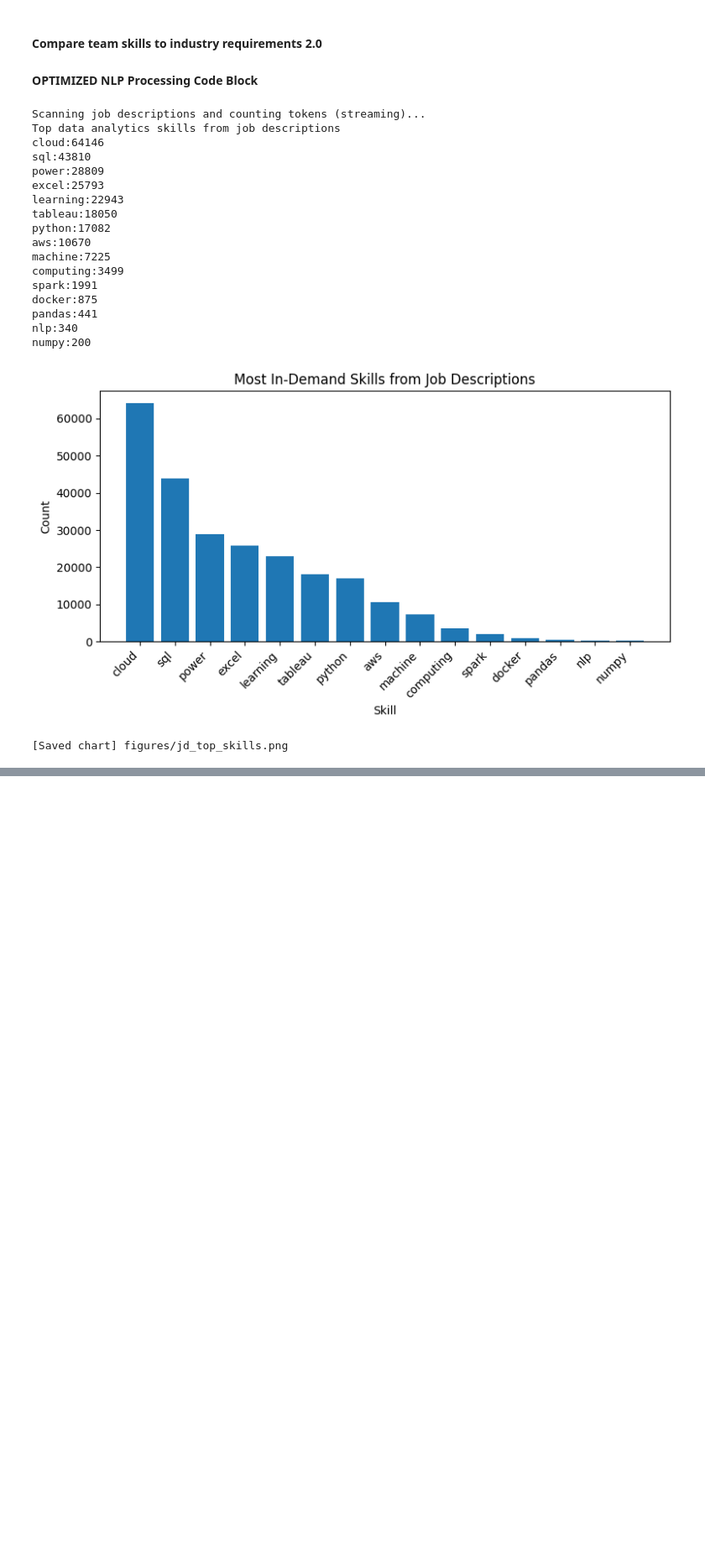
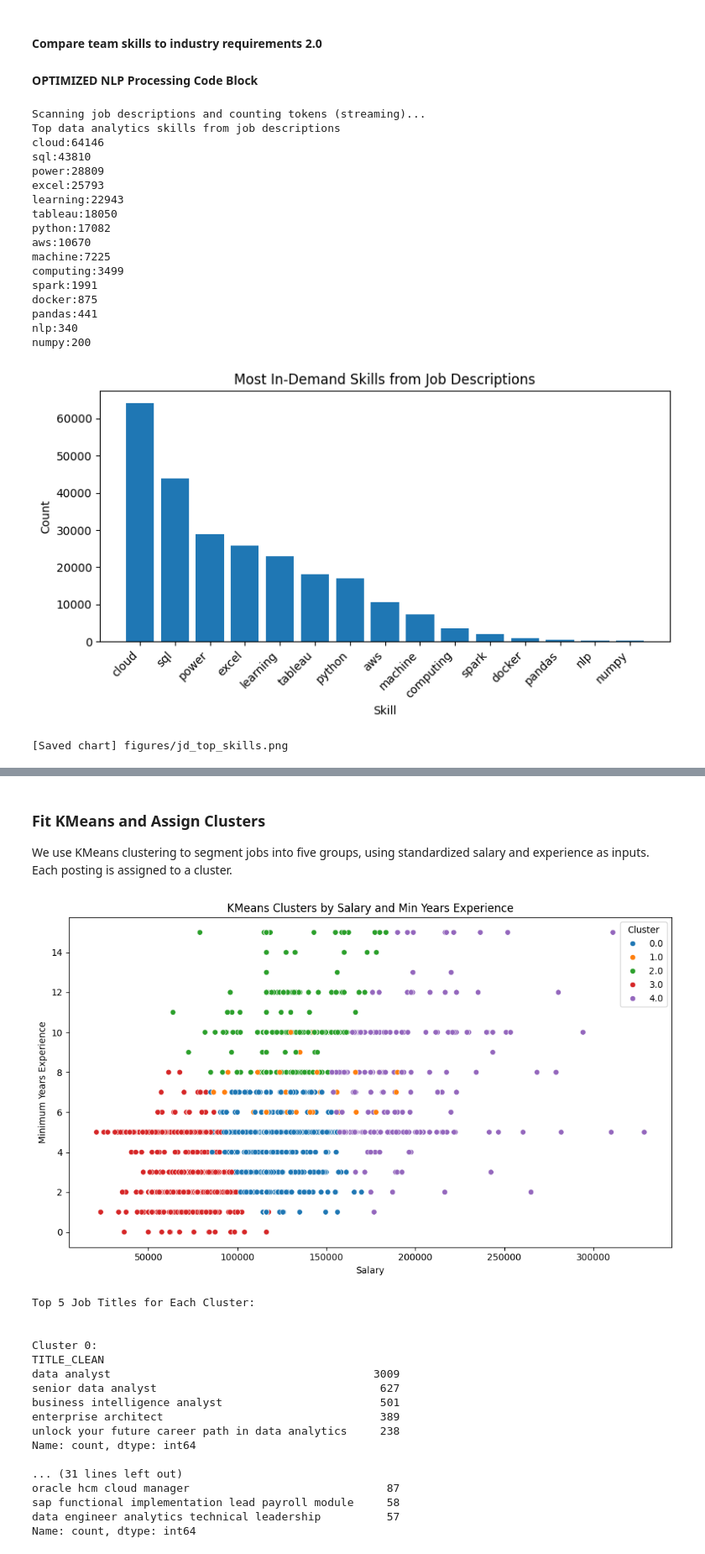
Before and after one commit to leoliu36/ad688-employability-sp25A1-group7, a Jupyter notebook: data_analysis.ipynb, the cells around one changed output, grey strips where cells are left out. Shown at 84% size. Drawn from its saved outputs; the diff is of its cells as text; code cells hidden in the pictures; blank space fills up the shorter version.

Commit message:
Update KMeans & regression analysis for Module 4

```diff
--- a/data_analysis.ipynb
+++ b/data_analysis.ipynb
@@ -559,0 +566,74 @@ Job postings show high demand for Cloud, SQL, Python, ML, and AWS. Our team is s
+# %%
+from sklearn.preprocessing import StandardScaler
+
+# Select features for clustering
+cluster_features = ['SALARY', 'MIN_YEARS_EXPERIENCE', 'MAX_YEARS_EXPERIENCE']
+X = df[cluster_features].dropna()
+
+# Standardize features
+scaler = StandardScaler()
+X_scaled = scaler.fit_transform(X)
+# %% [markdown]
+### Fit KMeans and Assign Clusters
+
+We use KMeans clustering to segment jobs into five groups, using standardized salary and experience as inputs. Each posting is assigned to a cluster.
+# %%
+from sklearn.cluster import KMeans
+
+# Fit KMeans model
+n_clusters = 5  # Assignment recommends 5, we must justify if we change
+kmeans = KMeans(n_clusters=n_clusters, random_state=42)
+clusters = kmeans.fit_predict(X_scaled)
+
+# Add cluster labels to DataFrame
+df.loc[X.index, 'KMEANS_CLUSTER'] = clusters
+# %%
+# KMeans Cluster Visualization with Top Job Titles
+import matplotlib.pyplot as plt
+import seaborn as sns
+import pandas as pd
+
+# --- SCATTERPLOT OF KMEANS CLUSTERS ---
+
+plot_sample = df.loc[X.index].sample(n=5000, random_state=42) if len(X) > 5000 else df.loc[X.index]
+
+plt.figure(figsize=(10,6))
+sns.scatterplot(
+    data=plot_sample,
+    x='SALARY',
+    y='MIN_YEARS_EXPERIENCE',
+    hue='KMEANS_CLUSTER',
+    palette='tab10'
+)
+plt.title('KMeans Clusters by Salary and Min Years Experience')
+plt.xlabel('Salary')
+plt.ylabel('Minimum Years Experience')
+plt.legend(title='Cluster')
+plt.tight_layout()
+plt.show()
+
+# --- TOP 5 JOB TITLES PER CLUSTER ---
+
+print("Top 5 Job Titles for Each Cluster:\n")
+for cluster in sorted(df['KMEANS_CLUSTER'].dropna().unique()):
+    print(f"\nCluster {int(cluster)}:")
+    print(df[df['KMEANS_CLUSTER'] == cluster]['TITLE_CLEAN'].value_counts().head(5))
+# %% [output]
+[figure, added]
+Top 5 Job Titles for Each Cluster:
+
+
+Cluster 0:
+TITLE_CLEAN
+data analyst                                        3009
+senior data analyst                                  627
+business intelligence analyst                        501
+enterprise architect                                 389
+unlock your future career path in data analytics     238
+Name: count, dtype: int64
+
+... (31 lines left out)
+oracle hcm cloud manager                              87
+sap functional implementation lead payroll module     58
+data engineer analytics technical leadership          57
+Name: count, dtype: int64
```
Also changed, not shown: parts of 22 cells of this notebook.
